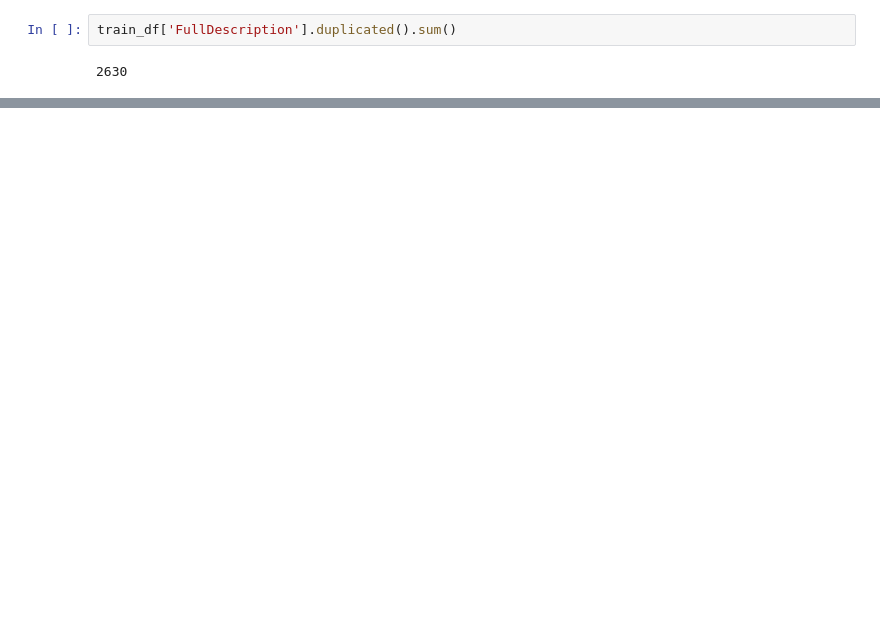
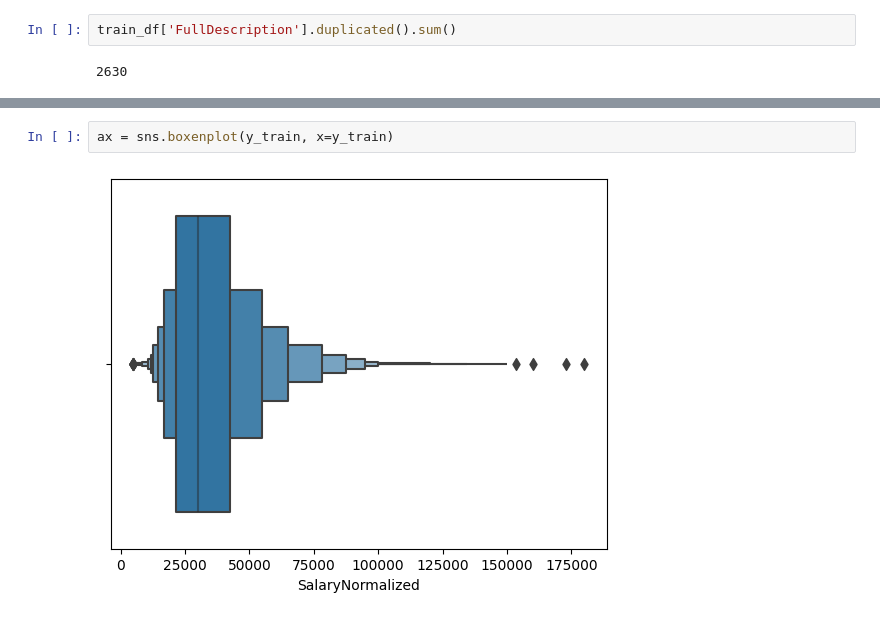
Before and after one commit to Lamantin12/HSE_NLP_bootcamp, a Jupyter notebook: Training_for_competition/Data_cleaning.ipynb, the cells around one changed output, grey strips where cells are left out. Saved outputs shown, nothing was run; the diff lists cells and outputs as text; blank space fills up the shorter version.

```diff
--- a/Training_for_competition/Data_cleaning.ipynb
+++ b/Training_for_competition/Data_cleaning.ipynb
@@ -85,0 +74,4 @@ val_df.head()
+# %%
+ax = sns.boxenplot(y_train, x=y_train)
+# %% [output]
+[figure, added]
```
Also changed, not shown: parts of 23 cells of this notebook, 3 other files.
